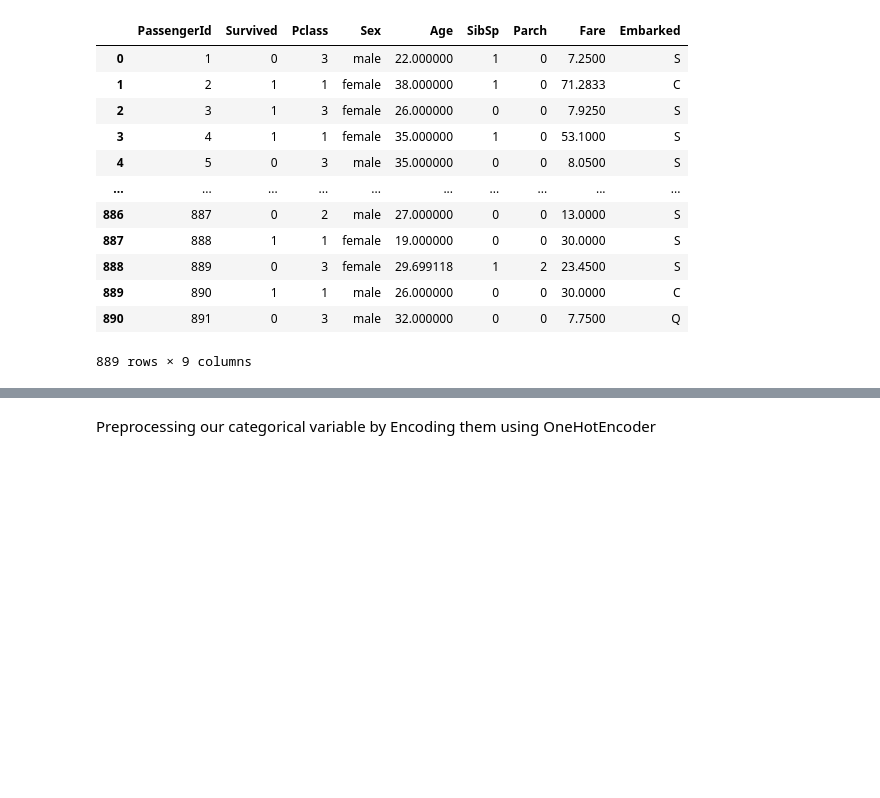
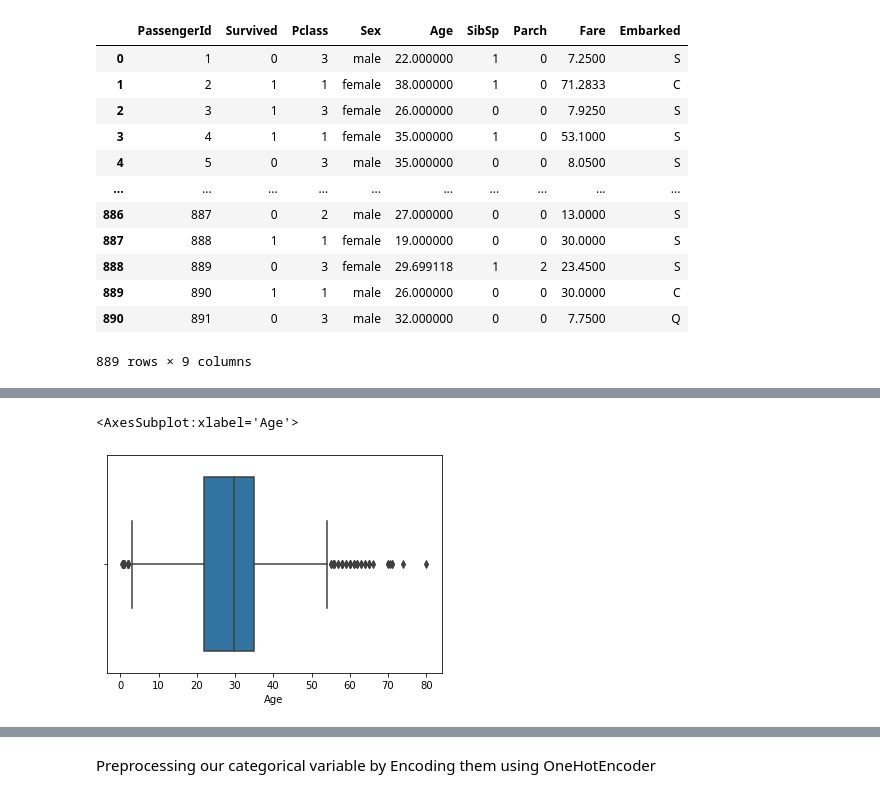
Before and after one commit to Lawal0abdulazeez/models, a Jupyter notebook: Titanic_kaggle_competition.ipynb, the cells around one changed output, grey strips where cells are left out. Cells and saved outputs as stored; diff of their text form; code cells hidden in the pictures; blank space fills up the shorter version.

```diff
--- a/Titanic_kaggle_competition.ipynb
+++ b/Titanic_kaggle_competition.ipynb
@@ -110,0 +164,5 @@ data
+# %%
+sns.boxplot(data['Age'])
+# %% [output]
+<AxesSubplot:xlabel='Age'>
+[figure, added]
```
Also changed, not shown: parts of 80 cells of this notebook, 1 other file.
